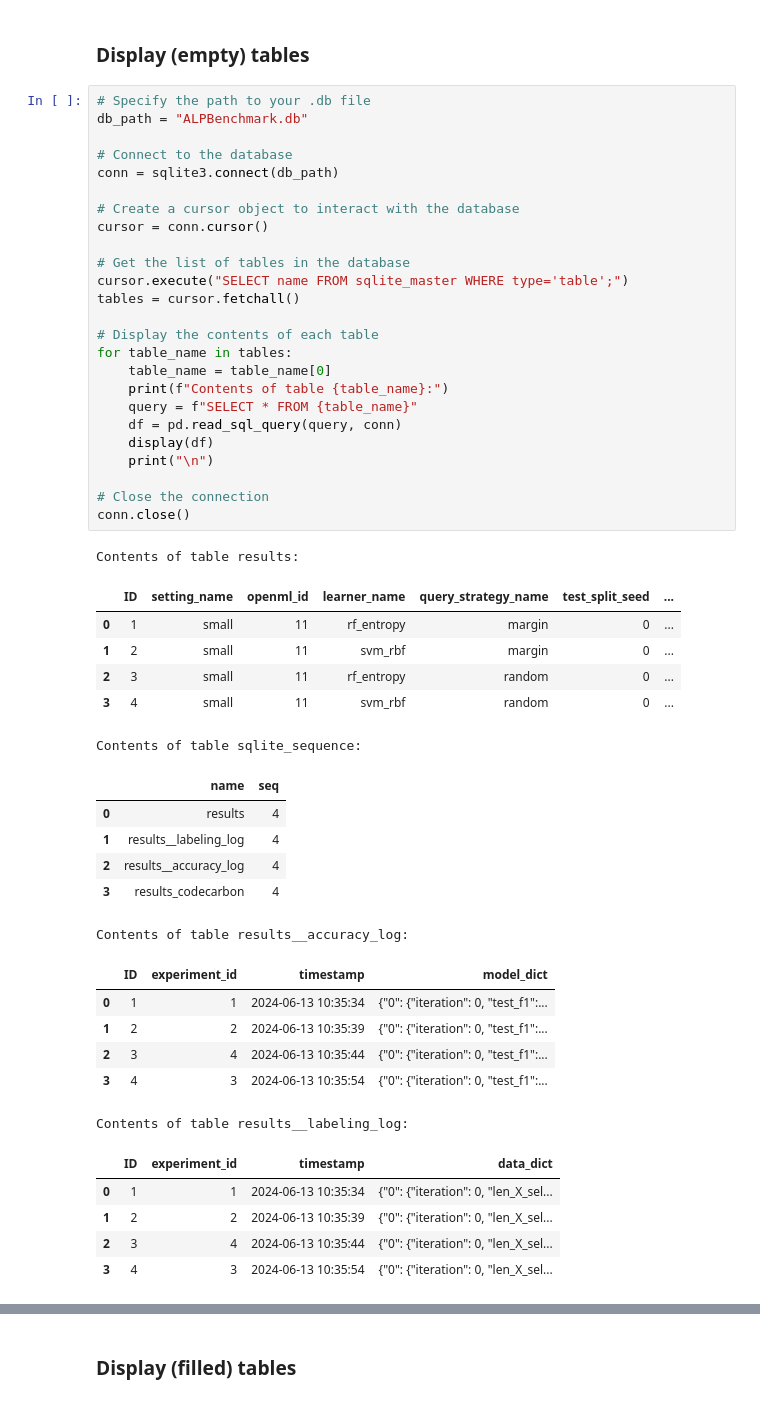
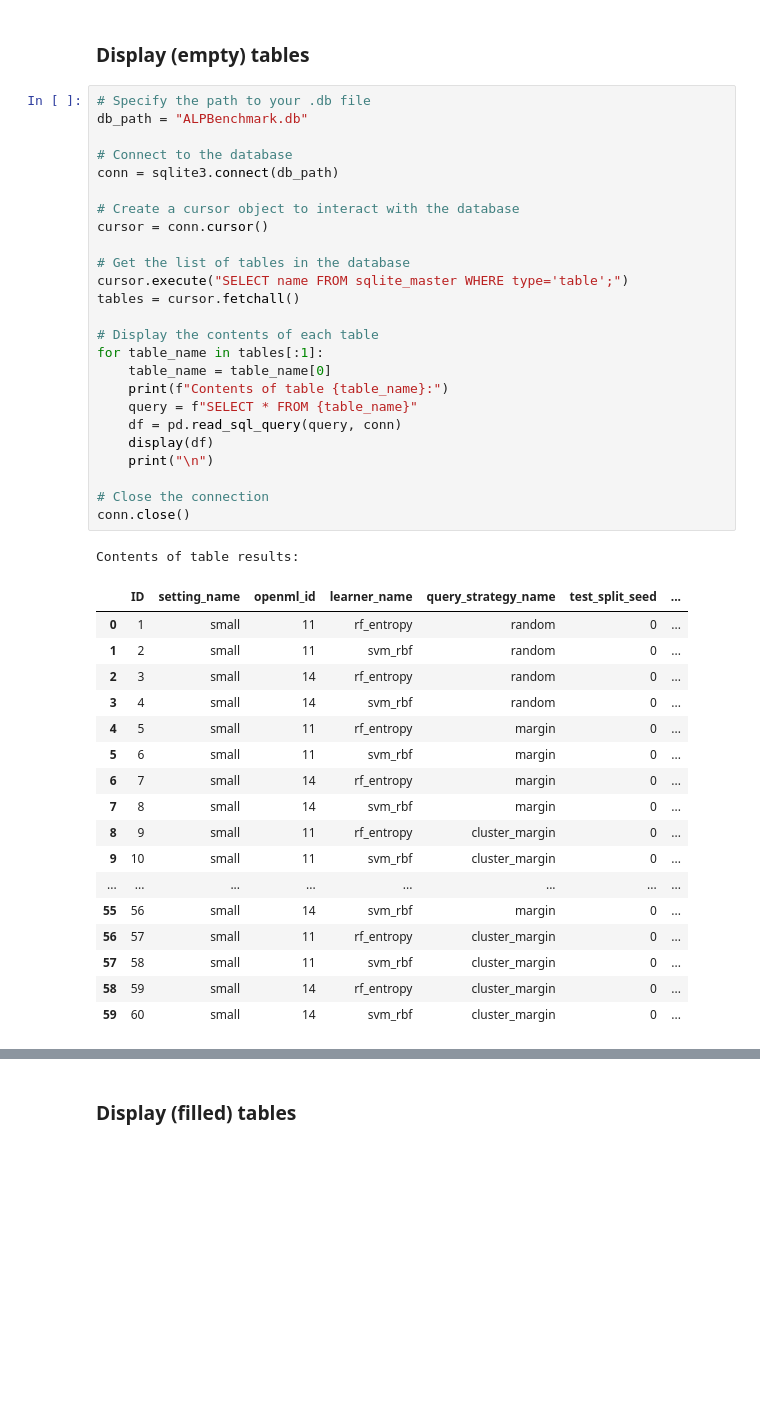
Before and after one commit to ValentinMargraf/ActiveLearningPipelines, a Jupyter notebook: docs/source/notebooks/run_experiments.ipynb, the cells around one changed output, grey strips where cells are left out. Drawn from its saved outputs; the diff is of its cells as text; blank space fills up the shorter version.

```diff
--- a/docs/source/notebooks/run_experiments.ipynb
+++ b/docs/source/notebooks/run_experiments.ipynb
@@ -145,50 +138,44 @@ run(run_setup=True, reset_experiments=False)
 # %%
 # Specify the path to your .db file
 db_path = "ALPBenchmark.db"
 
 # Connect to the database
 conn = sqlite3.connect(db_path)
 
 # Create a cursor object to interact with the database
 cursor = conn.cursor()
 
 # Get the list of tables in the database
 cursor.execute("SELECT name FROM sqlite_master WHERE type='table';")
 tables = cursor.fetchall()
 
 # Display the contents of each table
-for table_name in tables:
+for table_name in tables[:1]:
     table_name = table_name[0]
     print(f"Contents of table {table_name}:")
     query = f"SELECT * FROM {table_name}"
     df = pd.read_sql_query(query, conn)
     display(df)
     print("\n")
 
 # Close the connection
 conn.close()
 # %% [output]
 Contents of table results:
 |  | ID | setting_name | openml_id | learner_name | query_strategy_name | test_split_seed | ... |
-| 0 | 1 | small | 11 | rf_entropy | margin | 0 | ... |
-| 1 | 2 | small | 11 | svm_rbf | margin | 0 | ... |
-| 2 | 3 | small | 11 | rf_entropy | random | 0 | ... |
-| 3 | 4 | small | 11 | svm_rbf | random | 0 | ... |
+| 0 | 1 | small | 11 | rf_entropy | random | 0 | ... |
+| 1 | 2 | small | 11 | svm_rbf | random | 0 | ... |
+| 2 | 3 | small | 14 | rf_entropy | random | 0 | ... |
+| 3 | 4 | small | 14 | svm_rbf | random | 0 | ... |
+| 4 | 5 | small | 11 | rf_entropy | margin | 0 | ... |
+| 5 | 6 | small | 11 | svm_rbf | margin | 0 | ... |
+| 6 | 7 | small | 14 | rf_entropy | margin | 0 | ... |
+| 7 | 8 | small | 14 | svm_rbf | margin | 0 | ... |
+| 8 | 9 | small | 11 | rf_entropy | cluster_margin | 0 | ... |
+| 9 | 10 | small | 11 | svm_rbf | cluster_margin | 0 | ... |
+| ... | ... | ... | ... | ... | ... | ... | ... |
+| 55 | 56 | small | 14 | svm_rbf | margin | 0 | ... |
+| 56 | 57 | small | 11 | rf_entropy | cluster_margin | 0 | ... |
+| 57 | 58 | small | 11 | svm_rbf | cluster_margin | 0 | ... |
+| 58 | 59 | small | 14 | rf_entropy | cluster_margin | 0 | ... |
+| 59 | 60 | small | 14 | svm_rbf | cluster_margin | 0 | ... |
-Contents of table sqlite_sequence:
-|  | name | seq |
-| 0 | results | 4 |
-| 1 | results__labeling_log | 4 |
-| 2 | results__accuracy_log | 4 |
-| 3 | results_codecarbon | 4 |
-Contents of table results__accuracy_log:
-|  | ID | experiment_id | timestamp | model_dict |
-| 0 | 1 | 1 | 2024-06-13 10:35:34 | {"0": {"iteration": 0, "test_f1":... |
-| 1 | 2 | 2 | 2024-06-13 10:35:39 | {"0": {"iteration": 0, "test_f1":... |
-| 2 | 3 | 4 | 2024-06-13 10:35:44 | {"0": {"iteration": 0, "test_f1":... |
-| 3 | 4 | 3 | 2024-06-13 10:35:54 | {"0": {"iteration": 0, "test_f1":... |
-Contents of table results__labeling_log:
-|  | ID | experiment_id | timestamp | data_dict |
-| 0 | 1 | 1 | 2024-06-13 10:35:34 | {"0": {"iteration": 0, "len_X_sel... |
-| 1 | 2 | 2 | 2024-06-13 10:35:39 | {"0": {"iteration": 0, "len_X_sel... |
-| 2 | 3 | 4 | 2024-06-13 10:35:44 | {"0": {"iteration": 0, "len_X_sel... |
-| 3 | 4 | 3 | 2024-06-13 10:35:54 | {"0": {"iteration": 0, "len_X_sel... |
```
Also changed, not shown: parts of 8 cells of this notebook, 3 other files.
